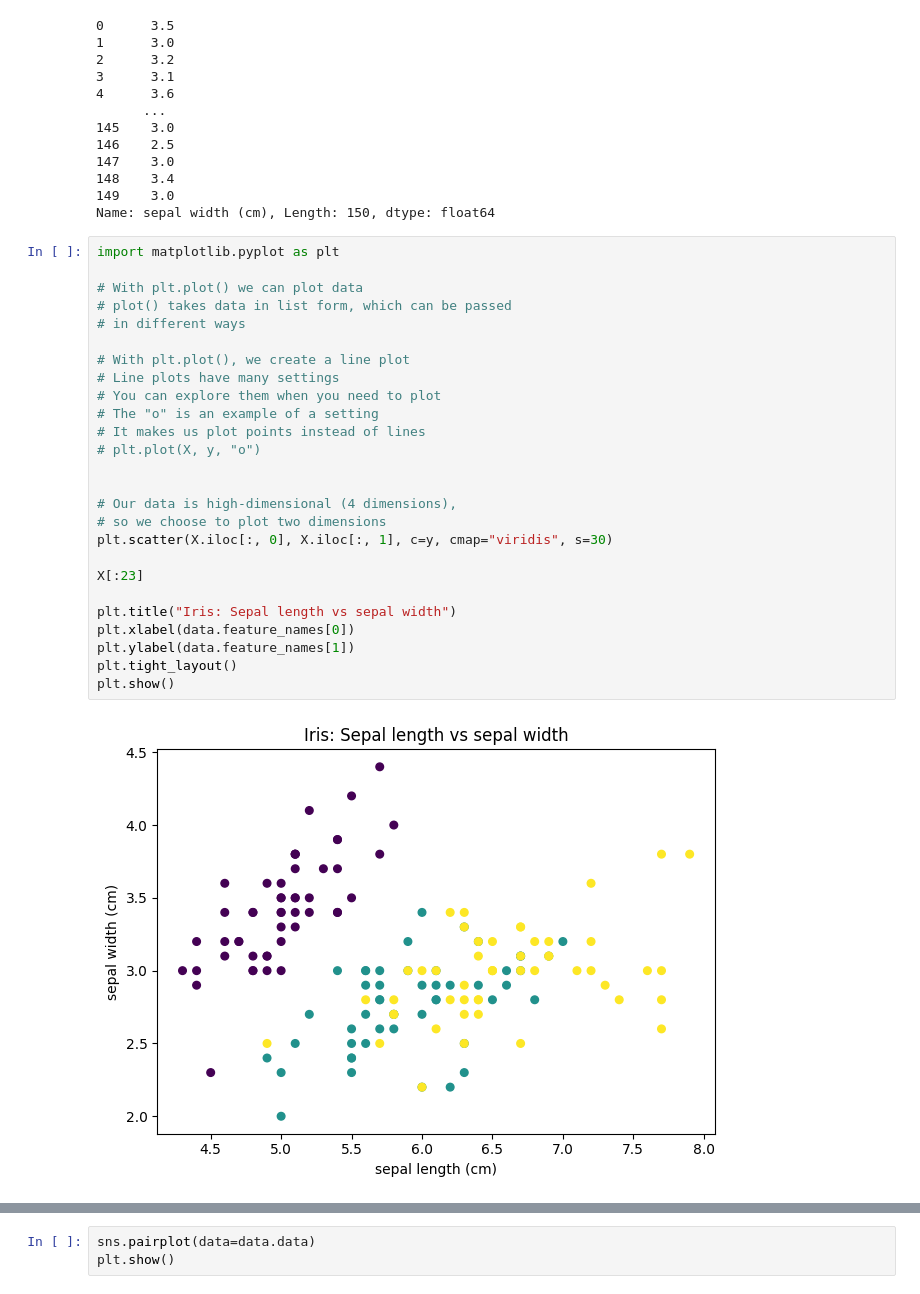
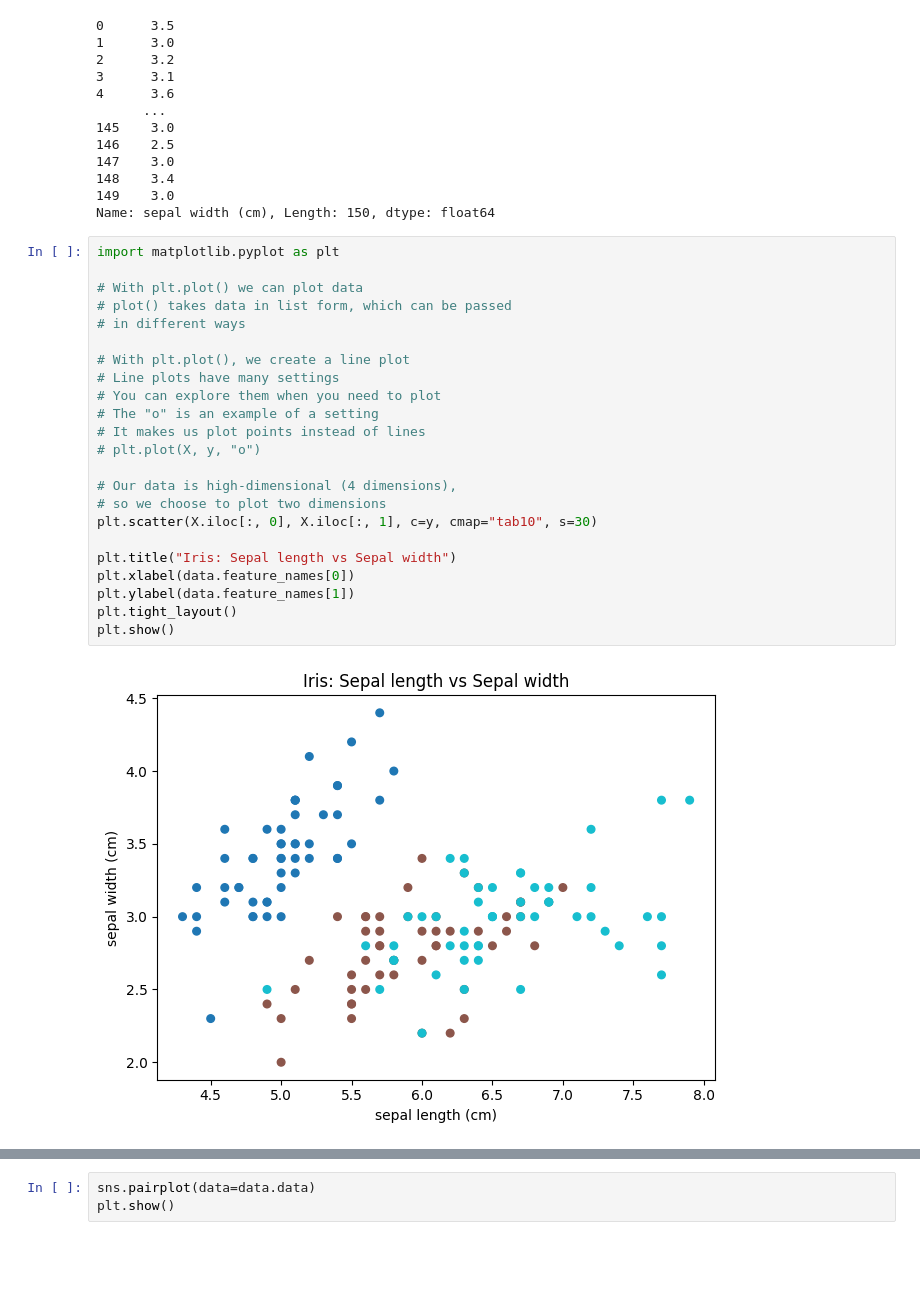
Before and after one commit to LAjoyan/ML-Frameworks, a Jupyter notebook: Assignments/assignments_4.ipynb, the cells around one changed output, grey strips where cells are left out. Saved outputs shown, nothing was run; the diff lists cells and outputs as text; blank space fills up the shorter version.

```diff
--- a/Assignments/assignments_4.ipynb
+++ b/Assignments/assignments_4.ipynb
@@ -139,31 +153,28 @@ Name: sepal width (cm), Length: 150, dtype: float64
 # %%
 import matplotlib.pyplot as plt
 
 # With plt.plot() we can plot data
 # plot() takes data in list form, which can be passed
 # in different ways
 
 # With plt.plot(), we create a line plot
 # Line plots have many settings
 # You can explore them when you need to plot
 # The "o" is an example of a setting
 # It makes us plot points instead of lines
 # plt.plot(X, y, "o")
 
-
 # Our data is high-dimensional (4 dimensions),
 # so we choose to plot two dimensions
-plt.scatter(X.iloc[:, 0], X.iloc[:, 1], c=y, cmap="viridis", s=30)
+plt.scatter(X.iloc[:, 0], X.iloc[:, 1], c=y, cmap="tab10", s=30)
 
-X[:23]
-
-plt.title("Iris: Sepal length vs sepal width")
+plt.title("Iris: Sepal length vs Sepal width")
 plt.xlabel(data.feature_names[0])
 plt.ylabel(data.feature_names[1])
 plt.tight_layout()
 plt.show()
 # %% [output]
-[figure, old version]
+[figure, new version]
 # %%
 import seaborn as sns
 
```
Also changed, not shown: parts of 25 cells of this notebook.
